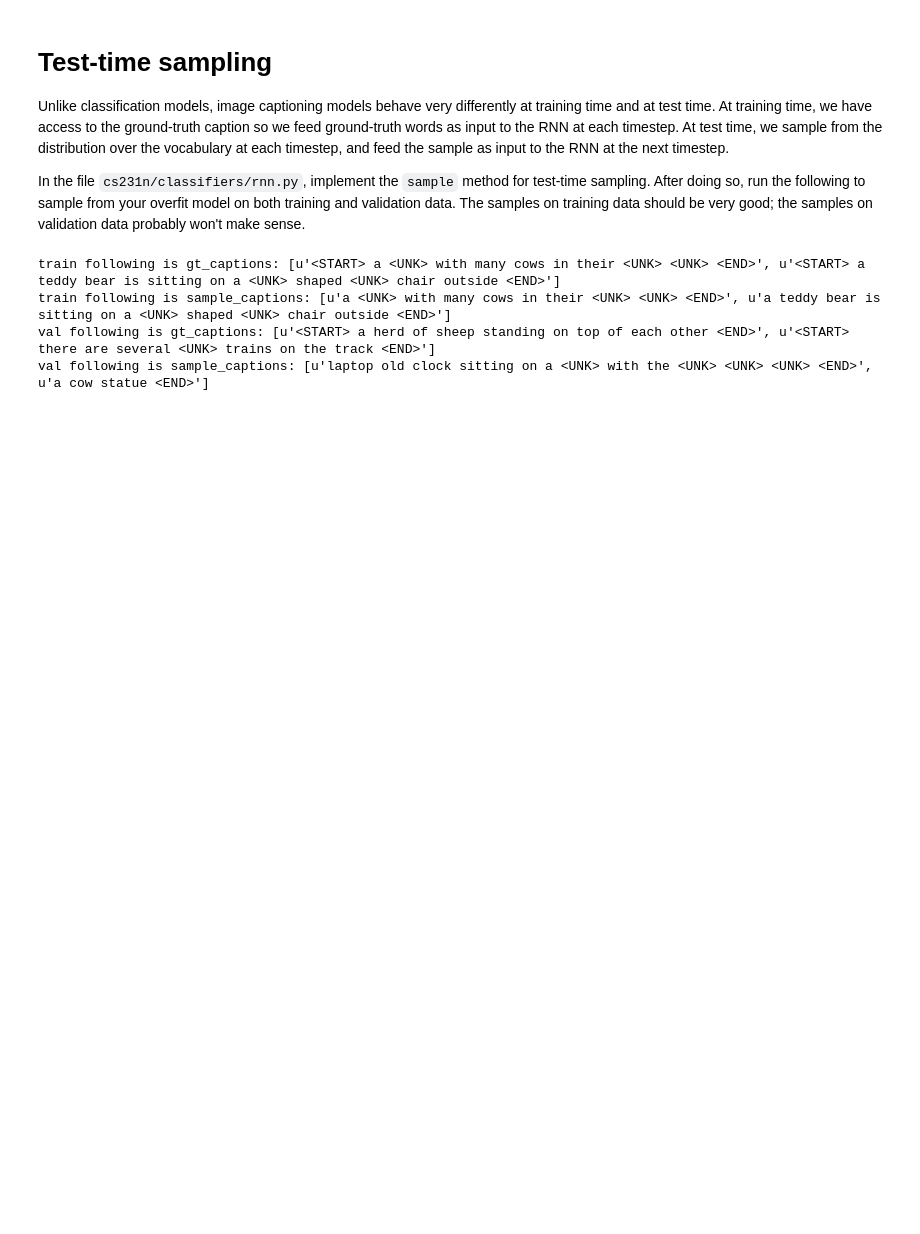
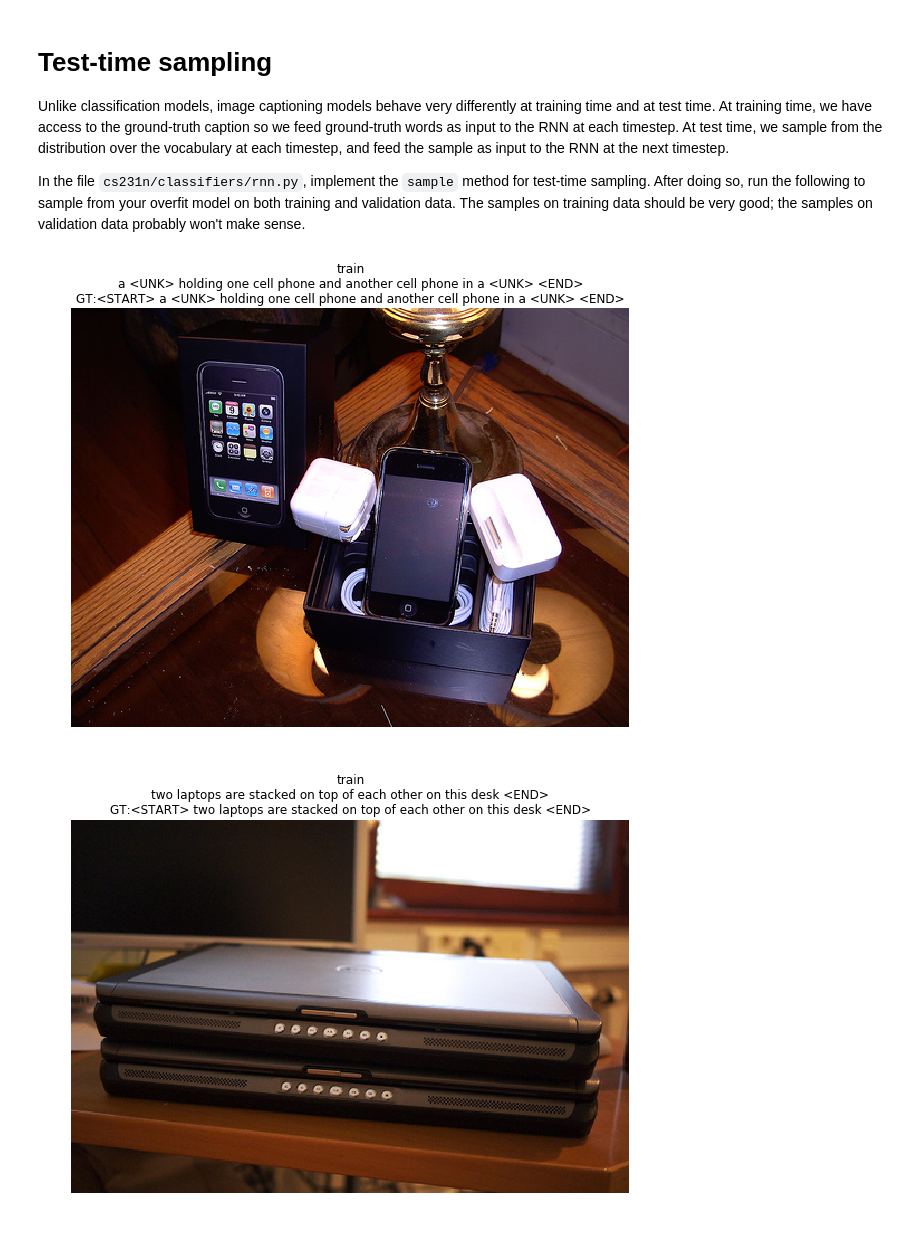
Before and after one commit to zixinh/CNN-RNN, a Jupyter notebook: assignment3/RNN_Captioning.ipynb, the cells around one changed output. Drawn from its saved outputs; the diff is of its cells as text; code cells hidden in the pictures; blank space fills up the shorter version.

```diff
--- a/assignment3/RNN_Captioning.ipynb
+++ b/assignment3/RNN_Captioning.ipynb
@@ -485,22 +482,17 @@ In the file `cs231n/classifiers/rnn.py`, implement the `sample` method for test-
 # %%
 for split in ['train', 'val']:
   minibatch = sample_coco_minibatch(small_data, split=split, batch_size=2)
   gt_captions, features, urls = minibatch
   gt_captions = decode_captions(gt_captions, data['idx_to_word'])
-  print split, 'following is gt_captions:' , gt_captions
+
   sample_captions = small_rnn_model.sample(features)
+  sample_captions = decode_captions(sample_captions, data['idx_to_word'])
 
-  # Same Browser Problems that cannot access to FLICKR server, but since the sentence produced is exactly equal to
-  # test case sentence but validation case sentence is not, it means the program runs perfectly
-  sample_captions = decode_captions(sample_captions, data['idx_to_word'])
-  print split, 'following is sample_captions:', sample_captions
-  #for gt_caption, sample_caption, url in zip(gt_captions, sample_captions, urls):
-    #plt.imshow(image_from_url(url))
-    #plt.title('%s\n%s\nGT:%s' % (split, sample_caption, gt_caption))
-    #plt.axis('off')
-    #plt.show()
+  for gt_caption, sample_caption, url in zip(gt_captions, sample_captions, urls):
+    plt.imshow(image_from_url(url))
+    plt.title('%s\n%s\nGT:%s' % (split, sample_caption, gt_caption))
+    plt.axis('off')
+    plt.show()
 # %% [output]
-train following is gt_captions: [u'<START> a <UNK> with many cows in their <UNK> <UNK> <END>', u'<START> a teddy bear is sitting on a <UNK> shaped <UNK> chair outside <END>']
-train following is sample_captions: [u'a <UNK> with many cows in their <UNK> <UNK> <END>', u'a teddy bear is sitting on a <UNK> shaped <UNK> chair outside <END>']
-val following is gt_captions: [u'<START> a herd of sheep standing on top of each other <END>', u'<START> there are several <UNK> trains on the track <END>']
-val following is sample_captions: [u'laptop old clock sitting on a <UNK> with the <UNK> <UNK> <UNK> <END>', u'a cow statue <END>']
+[figure, added]
+[figure, added]
```
Also changed, not shown: parts of 4 cells of this notebook, 1 other file.
